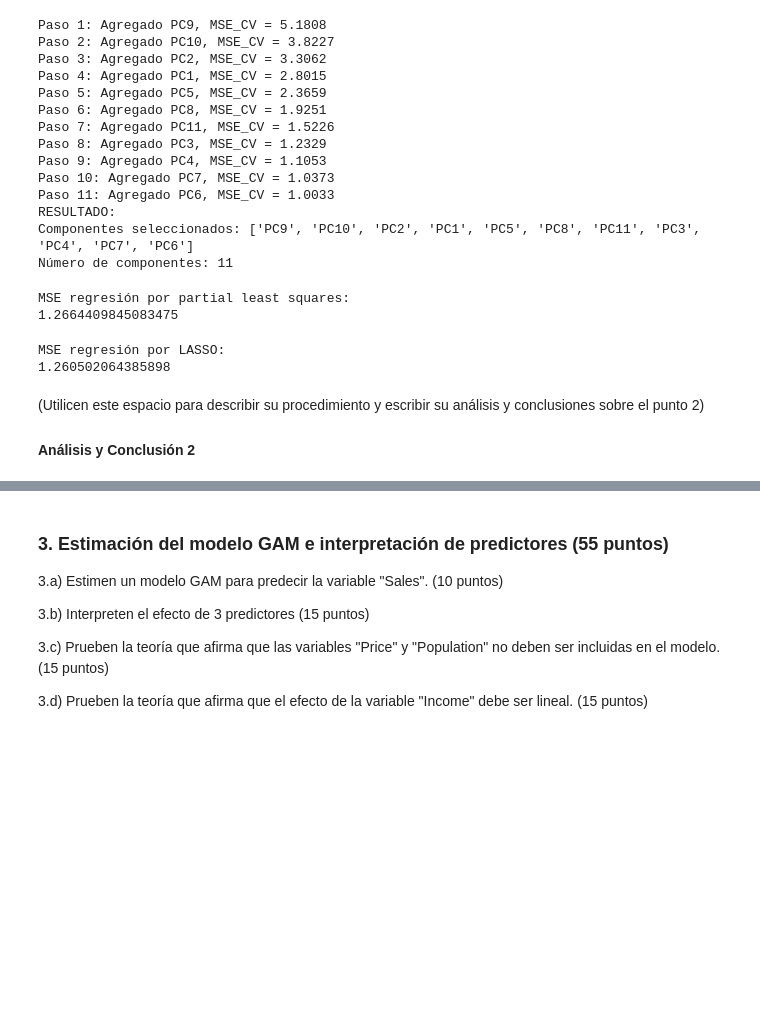
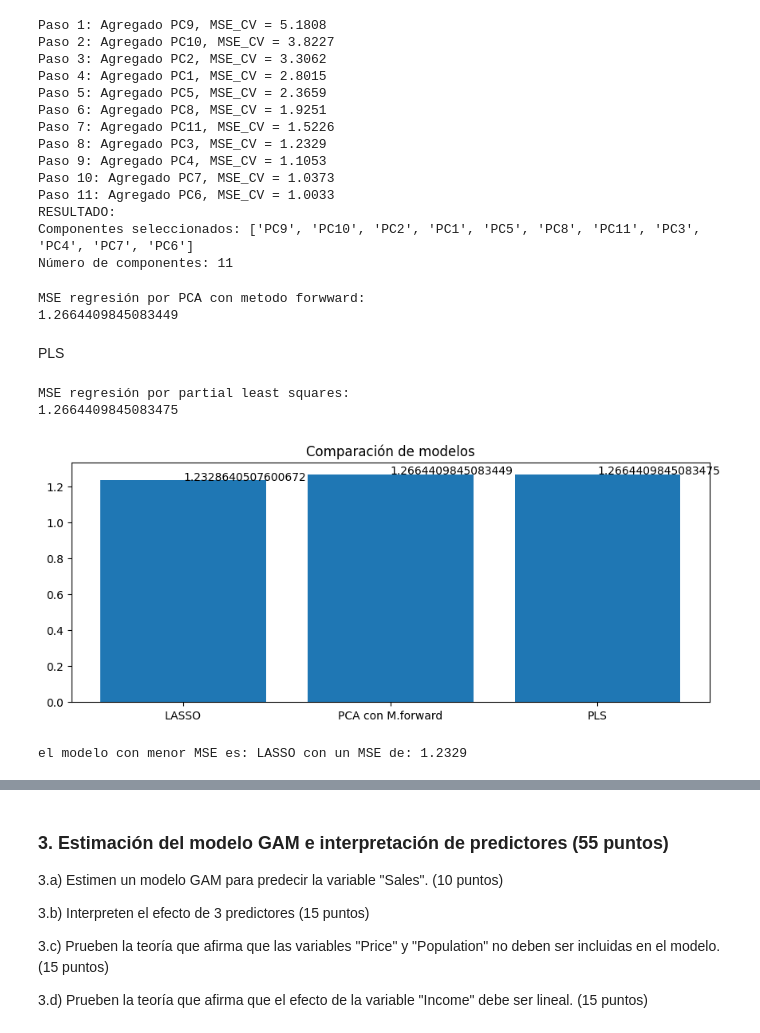
Before and after one commit to Marcocruz88/Caso-implementaci-n-de-modelos-no-lineales-aditivos, a Jupyter notebook: Caso implementación de modelos no lineales aditivos en un problema de regresión.ipynb, the cells around one changed output, grey strips where cells are left out. Drawn from its saved outputs; the diff is of its cells as text; code cells hidden in the pictures; blank space fills up the shorter version.

Commit message:
analisis y correción punto 2

```diff
--- a/Caso implementación de modelos no lineales aditivos en un problema de regresión.ipynb
+++ b/Caso implementación de modelos no lineales aditivos en un problema de regresión.ipynb
@@ -274,3 +275,7 @@ YTotal = df_dummies['Sales'].to_numpy()
 # %%
 #División de train y test con 33% en test
 XTrain, XTest, yTrain, yTest = train_test_split(XTotal, YTotal, test_size=0.33, random_state=0)
+# %%
+scaler = StandardScaler()
+XTrain_scale = scaler.fit_transform(XTrain)
+XTest_scale  = scaler.transform(XTest)
@@ -276,0 +284,11 @@ XTrain, XTest, yTrain, yTest = train_test_split(XTotal, YTotal, test_size=0.33,
+# %%
+#### Utilicen este espacio para escribir los códigos del procedimiento del punto 2 ####
+alphasCalibrar = np.logspace(-10, 2, 200)
+
+modeloLASSO = LassoCV(alphas=alphasCalibrar).fit(XTrain_scale, yTrain)
+R2LASSO=modeloLASSO.score(XTrain_scale, yTrain)
+coeficientesLASSO=modeloLASSO.coef_
+prediccionLASSO=modeloLASSO.predict(XTest_scale)
+MSELASSO=np.average(np.square(prediccionLASSO-yTest))
+print('MSE regresión por LASSO:')
+print(MSELASSO)
@@ -350,6 +373,26 @@ Paso 11: Agregado PC6, MSE_CV = 1.0033
 RESULTADO:
 Componentes seleccionados: ['PC9', 'PC10', 'PC2', 'PC1', 'PC5', 'PC8', 'PC11', 'PC3', 'PC4', 'PC7', 'PC6']
 Número de componentes: 11
+# %%
+pca_final = PCA(n_components=n_features)
+Z_train = pca_final.fit_transform(XTrain_scale)
+Z_test = pca_final.transform(XTest_scale)
+lr_final = LinearRegression().fit(Z_train[:, seleccionados], yTrain)
+
+y_pred_train = lr_final.predict(Z_train[:, seleccionados])
+y_pred_test = lr_final.predict(Z_test[:, seleccionados])
+
+mse_test_pca = mean_squared_error(yTest, y_pred_test)
+r2_test_pca = r2_score(yTest, y_pred_test)
+
+
+print('MSE regresión por PCA con metodo forwward:')
+print(mse_test_pca)
+# %% [output]
+MSE regresión por PCA con metodo forwward:
+1.2664409845083449
+# %% [markdown]
+PLS
 # %%
 pls = PLSRegression(n_components=XTrain.shape[1])
 pls.fit(XTrain, yTrain)
@@ -361,21 +404,20 @@ print(MSEPLS)
 # %% [output]
 MSE regresión por partial least squares:
 1.2664409845083475
-# %%
-#### Utilicen este espacio para escribir los códigos del procedimiento del punto 2 ####
-
-alphasCalibrar = np.logspace(-10, 2, )
-
-modeloLASSO = LassoCV(alphas=alphasCalibrar).fit(XTrain, yTrain)
-R2LASSO=modeloLASSO.score(XTrain, yTrain)
-coeficientesLASSO=modeloLASSO.coef_
-prediccionLASSO=modeloLASSO.predict(XTest)
-MSELASSO=np.average(np.square(prediccionLASSO-yTest))
-print('MSE regresión por LASSO:')
-print(MSELASSO)
-# %% [output]
-MSE regresión por LASSO:
-1.260502064385898
-# %% [markdown]
-(Utilicen este espacio para describir su procedimiento y escribir su análisis y conclusiones sobre el punto 2)
-#### Análisis y Conclusión 2
+# %%
+#Comparación de los MSE de los modelos estimados
+fig = plt.figure(figsize=(8, 3))
+ax = fig.add_axes([0,0,1,1])
+ax.set_title("Comparación de modelos")
+ejeX = ['LASSO','PCA con M.forward','PLS']
+ejeY = [MSELASSO,mse_test_pca,MSEPLS]
+ax.bar(ejeX,ejeY)
+def addlabels(x,y,plotP):
+    for i in range(len(x)):
+        plotP.text(i,y[i],y[i])
+addlabels(ejeX,ejeY,plt)
+plt.show()
+print(f"el modelo con menor MSE es: {ejeX[np.argmin(ejeY)]} con un MSE de: {min(ejeY):.4f}")
+# %% [output]
+[figure, added]
+el modelo con menor MSE es: LASSO con un MSE de: 1.2329
```
Also changed, not shown: parts of 5 cells of this notebook.
